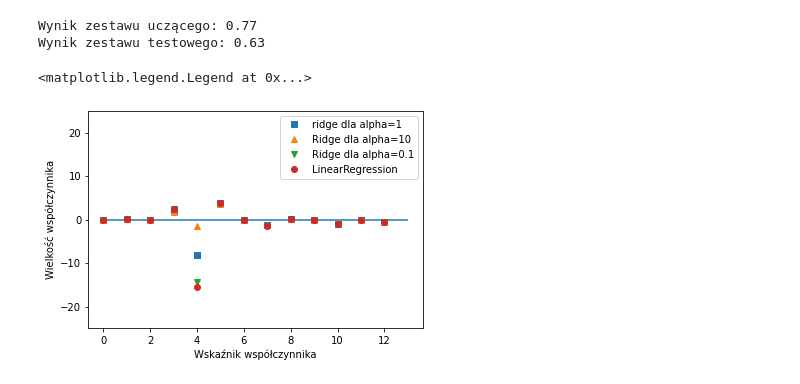
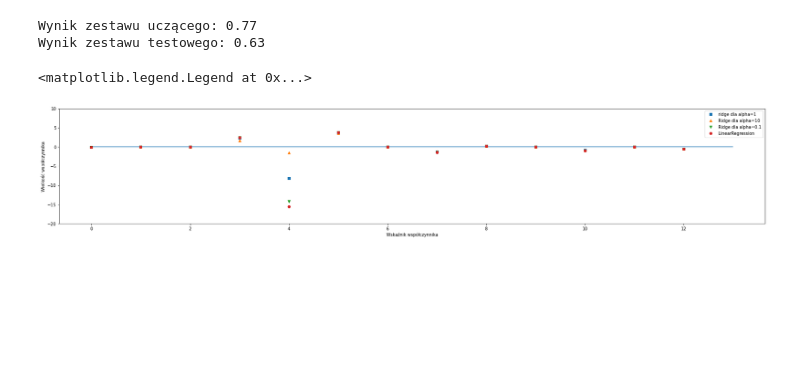
Before and after one commit to SMajev/Boston-Housing, a Jupyter notebook: boston_housing.ipynb, the cells around one changed output. Drawn from its saved outputs; the diff is of its cells as text; code cells hidden in the pictures; blank space fills up the shorter version.

```diff
--- a/boston_housing.ipynb
+++ b/boston_housing.ipynb
@@ -110,15 +109,16 @@ print('Wynik zestawu testowego: {:.2f}'.format(ridge01.score(X_test, y_test)))
 Wynik zestawu uczącego: 0.77
 Wynik zestawu testowego: 0.63
 # %%
+plt.figure(figsize=(30,5))
 plt.plot(ridge.coef_, 's', label='ridge dla alpha=1')
 plt.plot(ridge10.coef_, '^', label='Ridge dla alpha=10')
 plt.plot(ridge01.coef_, 'v', label='Ridge dla alpha=0.1')
 plt.plot(lr.coef_, 'o', label='LinearRegression')
 plt.xlabel('Wskaźnik współczynnika')
 plt.ylabel('Wielkość współczynnika')
 plt.hlines(0,0, len(lr.coef_))
-plt.ylim(-25, 25)
+plt.ylim(-20, 10)
 plt.legend()
 # %% [output]
 <matplotlib.legend.Legend at 0x...>
-[figure, old version]
+[figure, new version]
```
Also changed, not shown: parts of 1 cell of this notebook.
